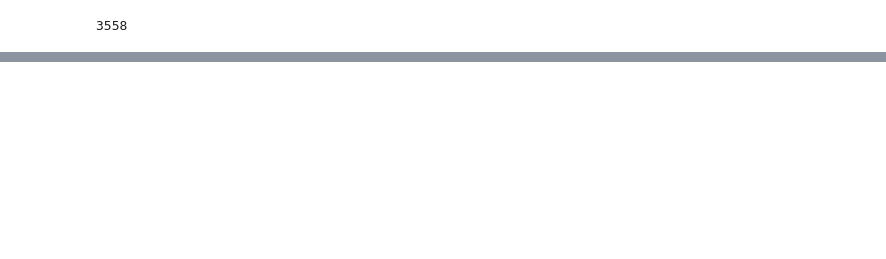
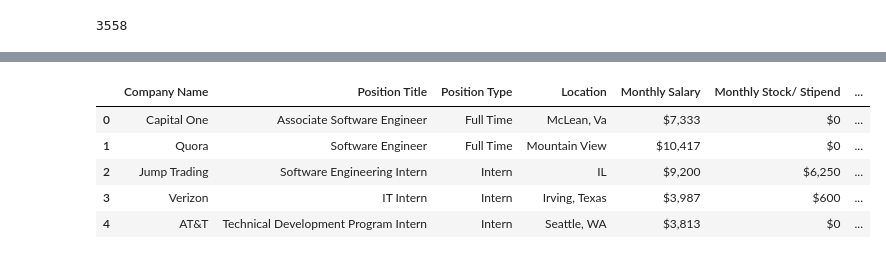
Before and after one commit to EmptyCrown/recruiting-app, a Jupyter notebook: Scripts.ipynb, the cells around one changed output, grey strips where cells are left out. Cells and saved outputs as stored; diff of their text form; code cells hidden in the pictures; blank space fills up the shorter version.

```diff
--- a/Scripts.ipynb
+++ b/Scripts.ipynb
@@ -163,0 +180,9 @@ with open('companiesFirebase.json', 'w') as outfile:
+# %%
+d.head()
+# %% [output]
+|  | Company Name | Position Title | Position Type | Location | Monthly Salary | Monthly Stock/ Stipend | ... |
+| 0 | Capital One | Associate Software Engineer | Full Time | McLean, Va | $7,333 | $0 | ... |
+| 1 | Quora | Software Engineer | Full Time | Mountain View | $10,417 | $0 | ... |
+| 2 | Jump Trading | Software Engineering Intern | Intern | IL | $9,200 | $6,250 | ... |
+| 3 | Verizon | IT Intern | Intern | Irving, Texas | $3,987 | $600 | ... |
+| 4 | AT&T | Technical Development Program Intern | Intern | Seattle, WA | $3,813 | $0 | ... |
```
Also changed, not shown: parts of 14 cells of this notebook, 6 other files.
